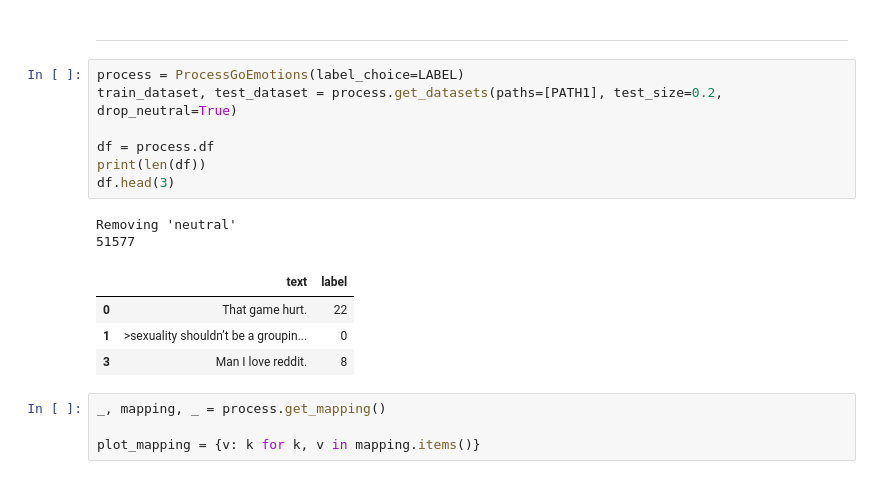
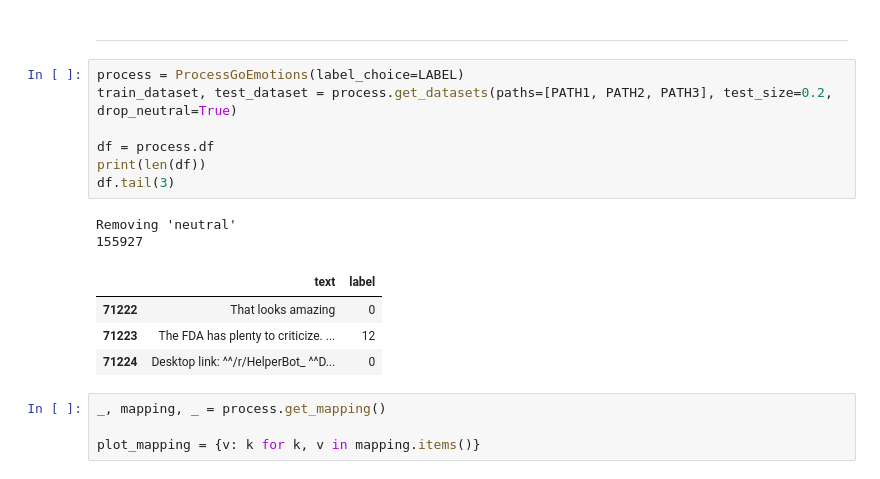
Before and after one commit to sassoncharlotte/nlp-intent-classification, a Jupyter notebook: data_analysis.ipynb, the cells around one changed output. Saved outputs shown, nothing was run; the diff lists cells and outputs as text.

Commit message:
analysis w/o neutral

```diff
--- a/data_analysis.ipynb
+++ b/data_analysis.ipynb
@@ -51,18 +51,18 @@ LABEL = "emotions"
 -----
 # %%
 process = ProcessGoEmotions(label_choice=LABEL)
-train_dataset, test_dataset = process.get_datasets(paths=[PATH1], test_size=0.2, drop_neutral=True)
+train_dataset, test_dataset = process.get_datasets(paths=[PATH1, PATH2, PATH3], test_size=0.2, drop_neutral=True)
 
 df = process.df
 print(len(df))
-df.head(3)
+df.tail(3)
 # %% [output]
 Removing 'neutral'
-51577
+155927
 |  | text | label |
-| 0 | That game hurt. | 22 |
-| 1 | >sexuality shouldn’t be a groupin... | 0 |
-| 3 | Man I love reddit. | 8 |
+| 71222 | That looks amazing | 0 |
+| 71223 | The FDA has plenty to criticize. ... | 12 |
+| 71224 | Desktop link: ^^/r/HelperBot_ ^^D... | 0 |
 # %%
 _, mapping, _ = process.get_mapping()
 
```
Also changed, not shown: parts of 4 cells of this notebook.
